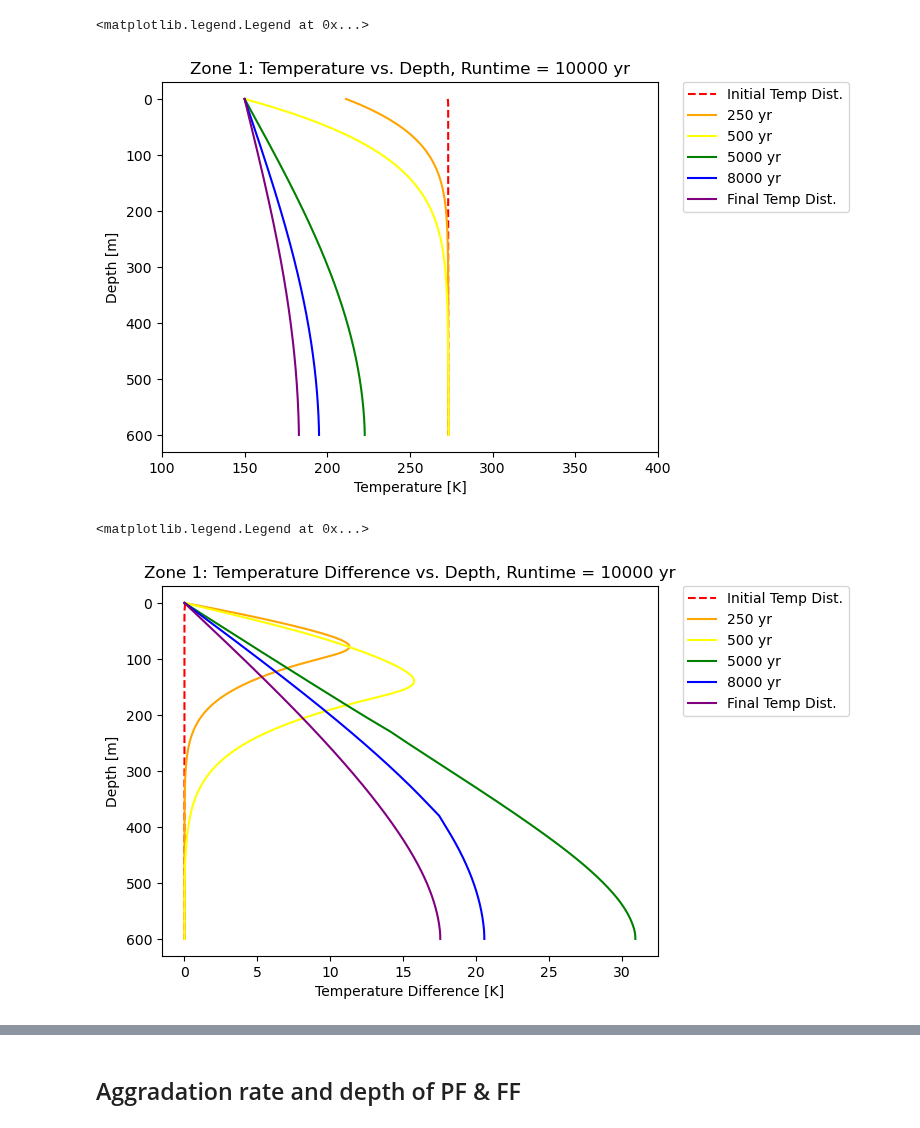
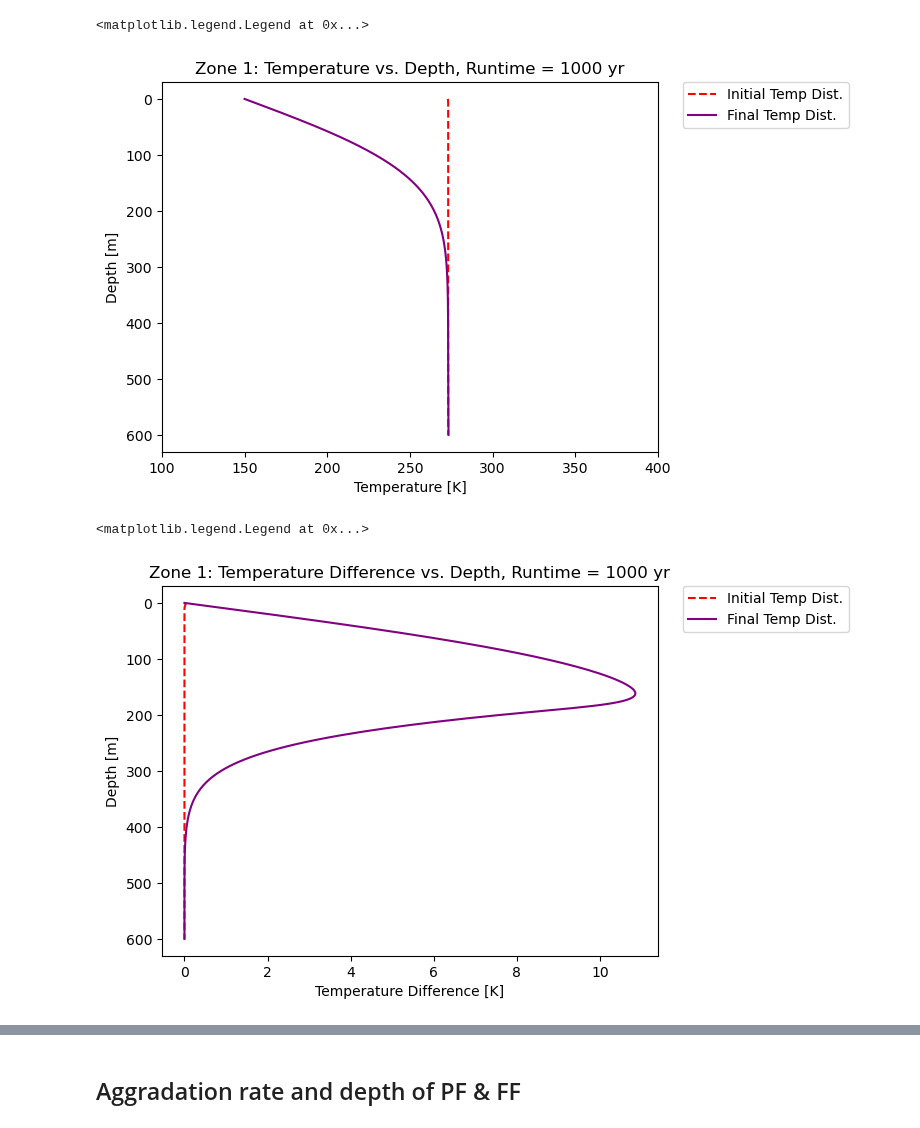
Before and after one commit to alexiak322/ceres-pingo-model, a Jupyter notebook: -1DHT-model-code/python/1DHT Model.ipynb, the cells around one changed output, grey strips where cells are left out. Saved outputs shown, nothing was run; the diff lists cells and outputs as text; code cells hidden in the pictures.

```diff
--- a/-1DHT-model-code/python/1DHT Model.ipynb
+++ b/-1DHT-model-code/python/1DHT Model.ipynb
@@ -117,28 +104,34 @@ T_ann10q = interp_function(ttt) #interpolating the surface temperature so there
 # %%
 # reading in SFC, creating interpolated pore water fractions from input temp array and SFC
 
-phoenix_1wtmgper = pd.read_csv('/Users/alexiakubas/Desktop/Ceres/1DHT_clone/-1DHT-model-code/SFCs/phoenix_1wtmgper.txt', header=None)
-fw4 = phoenix_1wtmgper[1] #liquid fraction in the pore space, Sl = 1- Si, dep variable
-temp4 = -1*phoenix_1wtmgper[0] #degrees celsius, indep variable
-temp4 = temp4 + 273.15 #converted temperatures to Kelvin
+SFC_data = pd.read_table('/Users/alexiakubas/Desktop/Ceres/1DHT_clone/-1DHT-model-code/SFCs/resmoothedsfcs/Mg/Si_1wt_Mg.txt', header=None, delimiter='\t')
+#print(SFC_data)
+fw4 = 1-SFC_data[1] #liquid fraction in the pore space, Sl = 1- Si, dep variable
+temp4 = -1*SFC_data[0] + 273.15 #degrees Kelvin, indep variable
 
 interp_temps = np.arange(110, 300, 0.001)
 interp_fw = interp1d(temp4, fw4, kind='linear', fill_value='extrapolate')
 SFC_fw = interp_fw(interp_temps)
 
 for i in range(len(SFC_fw)): #manually set fw at 1 for all cells above freezing
-    if SFC_fw[i] >= 1:
+    if SFC_fw[i] <= 0:
+        SFC_fw[i] = 0
+    #if 162158 <= i <= 163170:
+    #    SFC_fw[i] = SFC_fw[i-1] + 5.08e-7
+    #if interp_temps[i] >= 273.15:
+    if SFC_fw[i] > 1:
         SFC_fw[i] = 1
 
-#interp_temps = [round(item, 3) for item in interp_temps_1] #rounding all floats to the nearest hundredth to match with interpolated SFC
-#SFC_fw = [round(item, 3) for item in SFC_fw_1]
+#from scipy.signal import savgol_filter
+#yhat = savgol_filter(SFC_fw, 5, 3) # window size 51, polynomial order 3
 
 plt.plot(interp_temps, SFC_fw, label='interpolated SFC')
-plt.plot(temp4, fw4, label='phoenix_1wtmgper', linestyle='dashed')
+plt.plot(temp4, fw4, label='SFC data', linestyle='dashed')
 plt.xlabel('Temperature [K]')
 plt.ylabel('Liquid Fraction in Pore Space')
-#plt.ylim(-0.1,1.1)
-#plt.xlim(200,205)
+
+plt.ylim(-0.1,1.1)
+plt.xlim(272,272.5)
 plt.legend()
 # %% [output]
 <matplotlib.legend.Legend at 0x...>
@@ -196,12 +203,12 @@ onegrid=np.ones(nocell) # 1 x 301 matrix
 Z0_1MatID=np.ones(nocell)
 #Z0_1MatID[0]=3
 #Z0_1MatID[1]=3
-Z0_1MatID[291:]=2 #boulders (bottom 20m)
+#Z0_1MatID[291:]=2 #boulders (bottom 20m)
 
 Z1_2MatID=np.ones(nocell)
 #Z1_2MatID[0]=3
 #Z1_2MatID[1]=3
-Z1_2MatID[251:]=2 #boulders (bottom 100m)
+#Z1_2MatID[251:]=2 #boulders (bottom 100m)
 
             ### Creating one-vectors and empty matrices used in for-loop ###
 n_grid=np.zeros(nocell) # all of these have nocell elements -> all material properties define at nodes (1 x nocell matrix)
@@ -214,7 +221,7 @@ k_eq=np.zeros(nocell-1) ## EQUIVALENT THERMAL CONDUCTIVITY
 C_eq=np.zeros(nocell)   ## EQUIVALENT HEAT CAPACITY
 a_eq=np.zeros(nocell)   ## EQUIVALENT THERMAL DIFFUSIVITY
 
-runtime = 10000
+runtime = 1000
 
 T_matx_0_1=np.zeros((nocell,runtime)) ### CREATING EMPTY TEMP MATRICES FOR EACH ZONE'S RUN TIME (100000 yr)
 T_matx_0_1[:,0] = np.copy(T_ini)                                    ### add more as needed
@@ -568,10 +595,10 @@ plt.figure()
 plt.xlim([100,400])
 #plt.ylim(-.1,40)
 plt.plot(T_matx_HORNUM[:,0], z, linestyle='dashed',color='red', label='Initial Temp Dist.')
-plt.plot(T_matx_HORNUM[:,250], z, color='orange', label='250 yr')
-plt.plot(T_matx_HORNUM[:,500], z, color='yellow', label='500 yr')
-plt.plot(T_matx_HORNUM[:,5000], z, color='green', label='5000 yr')
-plt.plot(T_matx_HORNUM[:,7999], z, color='blue', label='8000 yr')
+#plt.plot(T_matx_HORNUM[:,250], z, color='orange', label='250 yr')
+#plt.plot(T_matx_HORNUM[:,500], z, color='yellow', label='500 yr')
+#plt.plot(T_matx_HORNUM[:,5000], z, color='green', label='5000 yr')
+#plt.plot(T_matx_HORNUM[:,7999], z, color='blue', label='8000 yr')
 plt.plot(T_matx_HORNUM[:,runtime-1], z, color='purple', label='Final Temp Dist.')
 plt.gca().invert_yaxis()
 plt.xlabel('Temperature [K]')
@@ -580,34 +607,34 @@ plt.title('Zone 1: Temperature vs. Depth, Runtime = %r yr' %(runtime))
 plt.legend(bbox_to_anchor=(1.05, 1), loc='upper left', borderaxespad=0)
 # %% [output]
 <matplotlib.legend.Legend at 0x...>
-[figure, old version]
+[figure, new version]
 # %%
 #PLOTTING THE DIFFERENCE IN TEMP BW HORNUM CASE AND OUR CASE
 
-delta_t = np.zeros((nocell, 10000))
-for t in range(10000):
+delta_t = np.zeros((nocell, runtime))
+for t in range(runtime):
     for k in range(nocell):
         delta_t[k,t] = T_matx_0_1[k,t] - T_matx_HORNUM[k,t]
 # %%
 # delta T plot
 
 plt.figure()
 #plt.xlim([100,400])
 #plt.ylim(-.1,40)
 plt.plot(delta_t[:,0], z, linestyle='dashed',color='red', label='Initial Temp Dist.')
-plt.plot(delta_t[:,250], z, color='orange', label='250 yr')
-plt.plot(delta_t[:,500], z, color='yellow', label='500 yr')
-plt.plot(delta_t[:,5000], z, color='green', label='5000 yr')
-plt.plot(delta_t[:,7999], z, color='blue', label='8000 yr')
+#plt.plot(delta_t[:,250], z, color='orange', label='250 yr')
+#plt.plot(delta_t[:,500], z, color='yellow', label='500 yr')
+#plt.plot(delta_t[:,5000], z, color='green', label='5000 yr')
+#plt.plot(delta_t[:,7999], z, color='blue', label='8000 yr')
 plt.plot(delta_t[:,runtime-1], z, color='purple', label='Final Temp Dist.')
 plt.gca().invert_yaxis()
 plt.xlabel('Temperature Difference [K]')
 plt.ylabel('Depth [m]')
 plt.title('Zone 1: Temperature Difference vs. Depth, Runtime = %r yr' %(runtime))
 plt.legend(bbox_to_anchor=(1.05, 1), loc='upper left', borderaxespad=0)
 # %% [output]
 <matplotlib.legend.Legend at 0x...>
-[figure, old version]
+[figure, new version]
 # %%
 ### Fig - Final temperature distrubution
 #plotting curves for initial and final temp distributions
```
Also changed, not shown: parts of 18 cells of this notebook, 1 other file.
